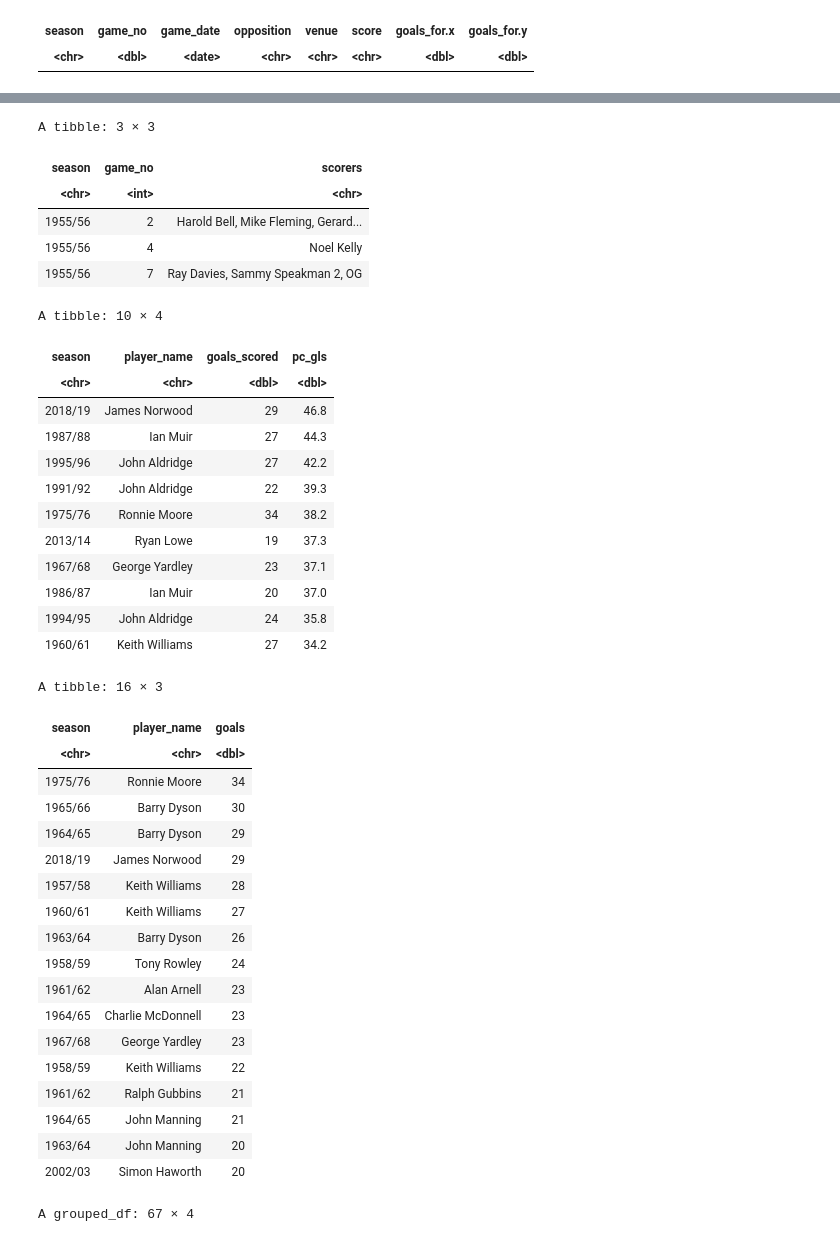
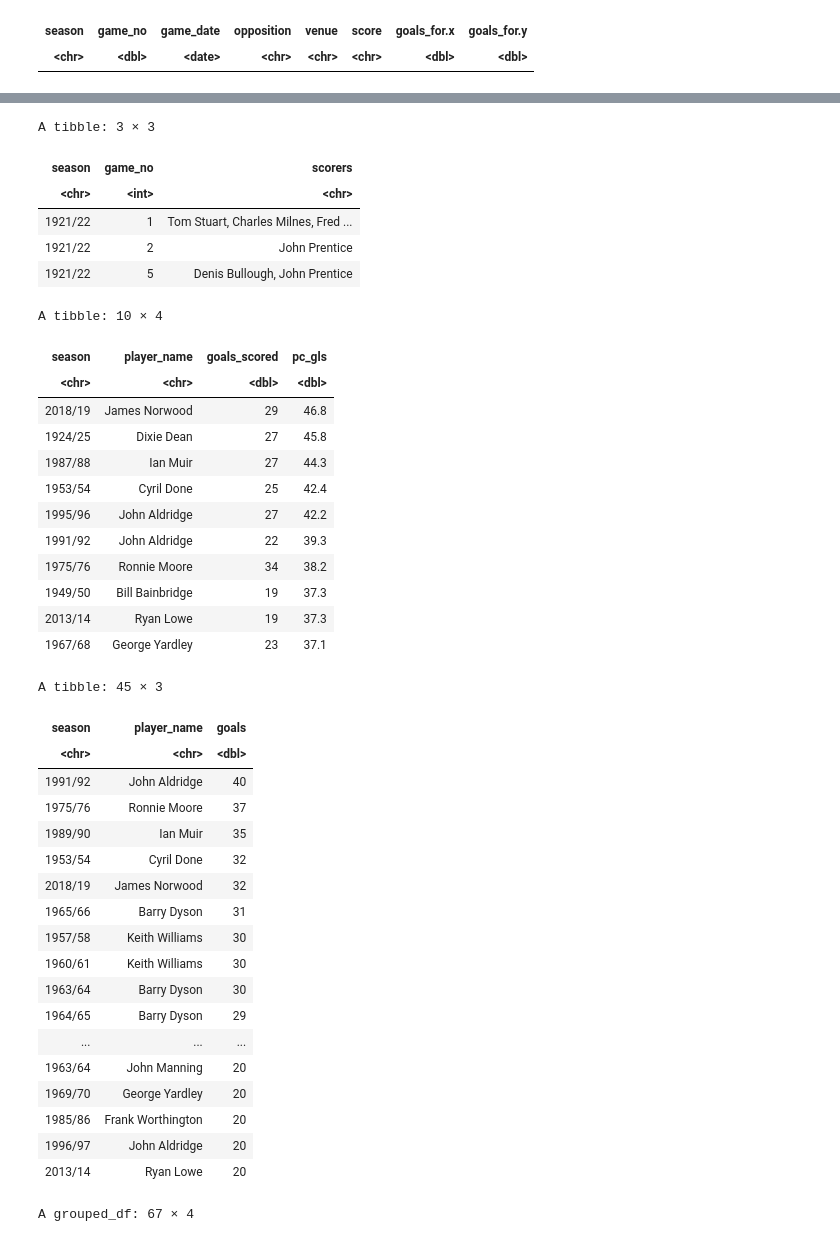
Before and after one commit to petebrown/complete-record, a Jupyter notebook: scorers/scorers-manual.ipynb, the cells around one changed output, grey strips where cells are left out. Saved outputs shown, nothing was run; the diff lists cells and outputs as text; code cells hidden in the pictures.

```diff
--- a/scorers/scorers-manual.ipynb
+++ b/scorers/scorers-manual.ipynb
@@ -1,6 +1,20 @@
 # %%
 library(tidyverse)
 
+s2122 <- read_csv("./csv/1921-22.csv", show_col_types = FALSE)
+s2223 <- read_csv("./csv/1922-23.csv", show_col_types = FALSE)
+s2324 <- read_csv("./csv/1923-24.csv", show_col_types = FALSE)
+s2425 <- read_csv("./csv/1924-25.csv", show_col_types = FALSE)
+s2526 <- read_csv("./csv/1925-26.csv", show_col_types = FALSE)
+s2627 <- read_csv("./csv/1926-27.csv", show_col_types = FALSE)
+s2728 <- read_csv("./csv/1927-28.csv", show_col_types = FALSE)
+s2829 <- read_csv("./csv/1928-29.csv", show_col_types = FALSE)
+s2930 <- read_csv("./csv/1929-30.csv", show_col_types = FALSE)
+
+s4647 <- read_csv("./csv/1946-47.csv", show_col_types = FALSE)
+s4748 <- read_csv("./csv/1947-48.csv", show_col_types = FALSE)
+s4849 <- read_csv("./csv/1948-49.csv", show_col_types = FALSE)
+s4950 <- read_csv("./csv/1949-50.csv", show_col_types = FALSE)
 s5051 <- read_csv("./csv/1950-51.csv", show_col_types = FALSE)
 s5152 <- read_csv("./csv/1951-52.csv", show_col_types = FALSE)
 s5253 <- read_csv("./csv/1952-53.csv", show_col_types = FALSE)
@@ -48,7 +62,7 @@ s9394 <- read_csv("./csv/1993-94.csv", show_col_types = FALSE)
 s9495 <- read_csv("./csv/1994-95.csv", show_col_types = FALSE)
 s9596 <- read_csv("./csv/1995-96.csv", show_col_types = FALSE)
 
-results <- bind_rows(s5051, s5152, s5253, s5354, s5455, s5556, s5657, s5758, s5859, s5960, s6061, s6162, s6263, s6364, s6465, s6566, s6667, s6768, s6869, s6970, s7071, s7172, s7273, s7374, s7475, s7576, s7677, s7778, s7879, s7980, s8081, s8182, s8283, s8384, s8586, s8687, s8788,s8889, s8990, s9091, s9192, s9293, s9394, s9495, s9596) %>%
+results <- bind_rows(s2122, s2223, s2324, s2425, s2526, s2627, s2728, s2829, s2930, s4647, s4748, s4849, s4950, s5051, s5152, s5253, s5354, s5455, s5556, s5657, s5758, s5859, s5960, s6061, s6162, s6263, s6364, s6465, s6566, s6667, s6768, s6869, s6970, s7071, s7172, s7273, s7374, s7475, s7576, s7677, s7778, s7879, s7980, s8081, s8182, s8283, s8384, s8586, s8687, s8788,s8889, s8990, s9091, s9192, s9293, s9394, s9495, s9596) %>%
     group_by(
         season
     ) %>%
@@ -199,9 +213,9 @@ write_csv(scorers_wide, "../output/scorers_wide.csv")
 A tibble: 3 × 3
 | season | game_no | scorers |
 | <chr> | <int> | <chr> |
-| 1955/56 | 2 | Harold Bell, Mike Fleming, Gerard... |
-| 1955/56 | 4 | Noel Kelly |
-| 1955/56 | 7 | Ray Davies, Sammy Speakman 2, OG |
+| 1921/22 | 1 | Tom Stuart, Charles Milnes, Fred ... |
+| 1921/22 | 2 | John Prentice |
+| 1921/22 | 5 | Denis Bullough, John Prentice |
 # %%
 all_scorers %>%
     filter(
@@ -242,57 +256,50 @@ A tibble: 10 × 4
 | season | player_name | goals_scored | pc_gls |
 | <chr> | <chr> | <dbl> | <dbl> |
 | 2018/19 | James Norwood | 29 | 46.8 |
+| 1924/25 | Dixie Dean | 27 | 45.8 |
 | 1987/88 | Ian Muir | 27 | 44.3 |
+| 1953/54 | Cyril Done | 25 | 42.4 |
 | 1995/96 | John Aldridge | 27 | 42.2 |
 | 1991/92 | John Aldridge | 22 | 39.3 |
 | 1975/76 | Ronnie Moore | 34 | 38.2 |
+| 1949/50 | Bill Bainbridge | 19 | 37.3 |
 | 2013/14 | Ryan Lowe | 19 | 37.3 |
 | 1967/68 | George Yardley | 23 | 37.1 |
-| 1986/87 | Ian Muir | 20 | 37.0 |
-| 1994/95 | John Aldridge | 24 | 35.8 |
-| 1960/61 | Keith Williams | 27 | 34.2 |
 # %%
-all_scorers %>%
-filter(
-    game_type == "League",
-    league_tier < 5
-) %>%
+scorers_long %>%
 group_by(season, player_name) %>%
 summarise(
     goals = sum(goals_scored),
     .groups = "drop"
 ) %>%
 arrange(
     desc(goals),
     season,
     player_name
 ) %>%
 filter(
     goals >= 20
-) %>%
-filter(
-    !player_name %in% c("John Aldridge", "Ian Muir")
 )
 # %% [output]
-A tibble: 16 × 3
+A tibble: 45 × 3
 | season | player_name | goals |
 | <chr> | <chr> | <dbl> |
-| 1975/76 | Ronnie Moore | 34 |
-| 1965/66 | Barry Dyson | 30 |
+| 1991/92 | John Aldridge | 40 |
+| 1975/76 | Ronnie Moore | 37 |
+| 1989/90 | Ian Muir | 35 |
+| 1953/54 | Cyril Done | 32 |
+| 2018/19 | James Norwood | 32 |
+| 1965/66 | Barry Dyson | 31 |
+| 1957/58 | Keith Williams | 30 |
+| 1960/61 | Keith Williams | 30 |
+| 1963/64 | Barry Dyson | 30 |
 | 1964/65 | Barry Dyson | 29 |
-| 2018/19 | James Norwood | 29 |
-| 1957/58 | Keith Williams | 28 |
-| 1960/61 | Keith Williams | 27 |
-| 1963/64 | Barry Dyson | 26 |
-| 1958/59 | Tony Rowley | 24 |
-| 1961/62 | Alan Arnell | 23 |
-| 1964/65 | Charlie McDonnell | 23 |
-| 1967/68 | George Yardley | 23 |
-| 1958/59 | Keith Williams | 22 |
-| 1961/62 | Ralph Gubbins | 21 |
-| 1964/65 | John Manning | 21 |
+| ... | ... | ... |
 | 1963/64 | John Manning | 20 |
-| 2002/03 | Simon Haworth | 20 |
+| 1969/70 | George Yardley | 20 |
+| 1985/86 | Frank Worthington | 20 |
+| 1996/97 | John Aldridge | 20 |
+| 2013/14 | Ryan Lowe | 20 |
 # %%
 mans_10 <- results_df %>%
     group_by(manager) %>%
```
Also changed, not shown: parts of 1 cell of this notebook, 19 other files.
